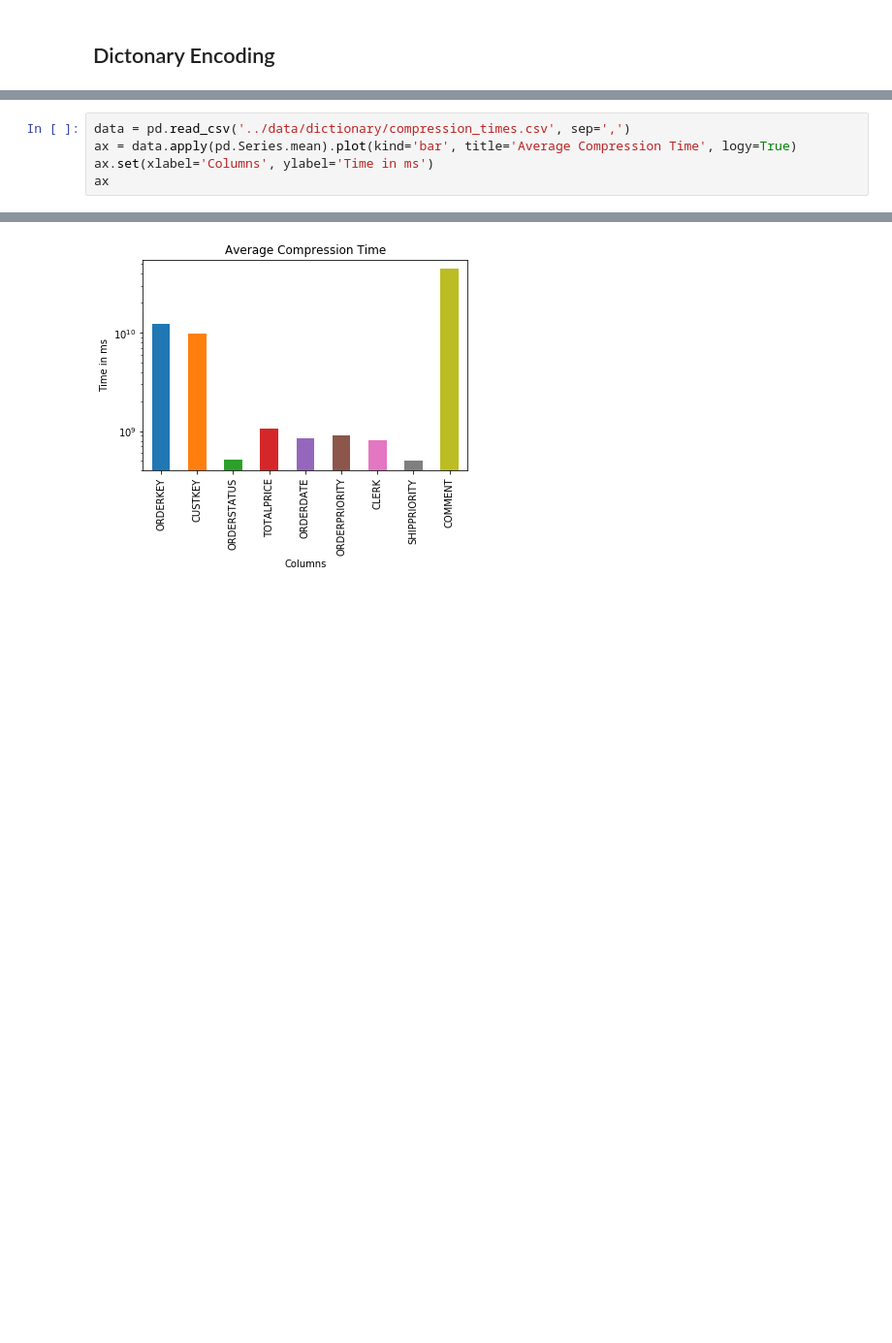
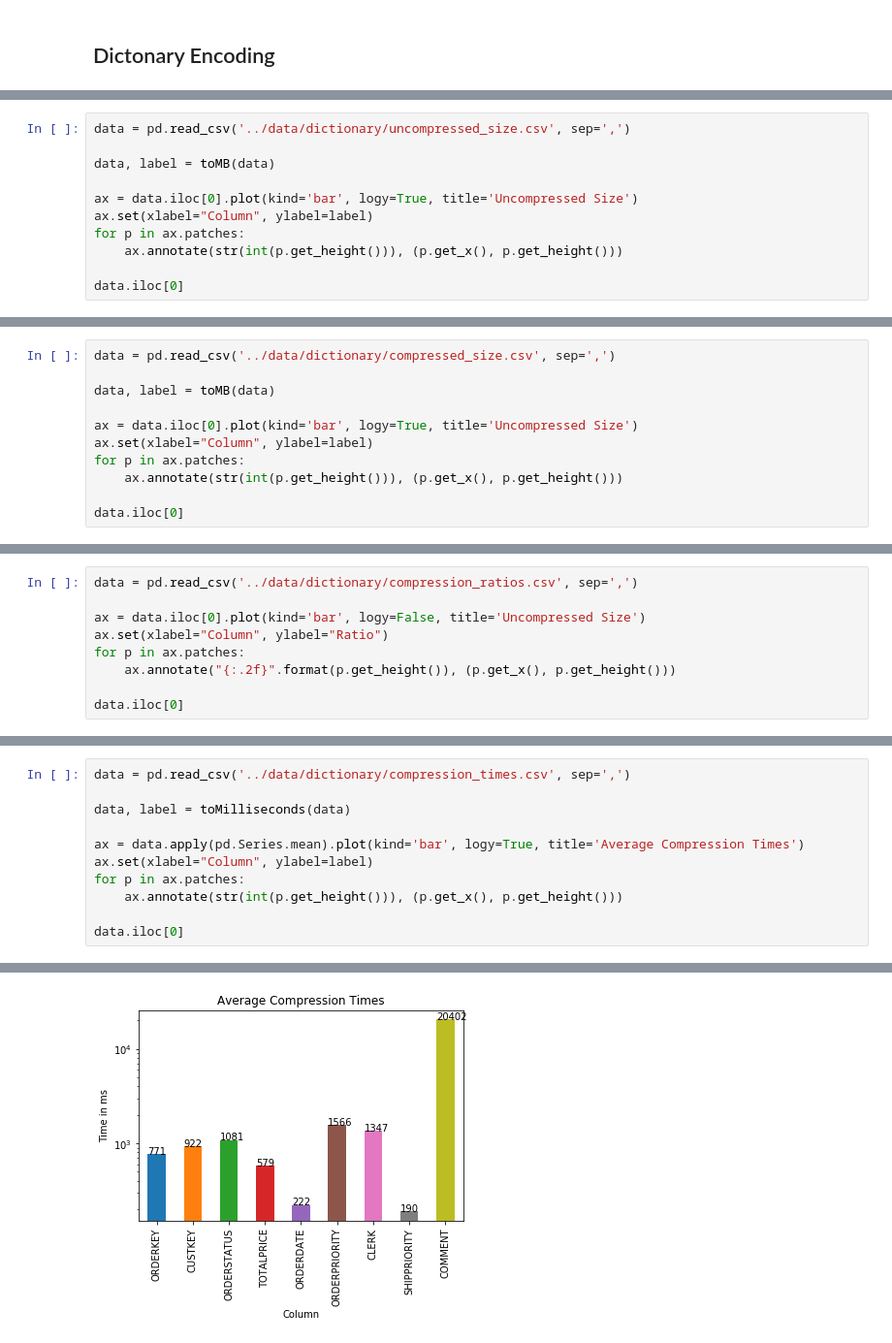
Before and after one commit to paszin/TuCompression, a Jupyter notebook: python/Compression Results.ipynb, the cells around one changed output, grey strips where cells are left out. Shown at 97% size. Saved outputs shown, nothing was run; the diff lists cells and outputs as text; blank space fills up the shorter version.

Commit message:
Updated Notebooks for Dictionary results

```diff
--- a/python/Compression Results.ipynb
+++ b/python/Compression Results.ipynb
@@ -41,0 +35,11 @@ Text(0.5,0,'Column Name')
+# %%
+data = pd.read_csv('../data/dictionary/uncompressed_size.csv', sep=',')
+
+data, label = toMB(data)
+
+ax = data.iloc[0].plot(kind='bar', logy=True, title='Uncompressed Size')
+ax.set(xlabel="Column", ylabel=label)
+for p in ax.patches:
+    ax.annotate(str(int(p.get_height())), (p.get_x(), p.get_height()))
+
+data.iloc[0]
@@ -41,0 +58,11 @@ Text(0.5,0,'Column Name')
+# %%
+data = pd.read_csv('../data/dictionary/compressed_size.csv', sep=',')
+
+data, label = toMB(data)
+
+ax = data.iloc[0].plot(kind='bar', logy=True, title='Uncompressed Size')
+ax.set(xlabel="Column", ylabel=label)
+for p in ax.patches:
+    ax.annotate(str(int(p.get_height())), (p.get_x(), p.get_height()))
+
+data.iloc[0]
@@ -41,0 +81,9 @@ Text(0.5,0,'Column Name')
+# %%
+data = pd.read_csv('../data/dictionary/compression_ratios.csv', sep=',')
+
+ax = data.iloc[0].plot(kind='bar', logy=False, title='Uncompressed Size')
+ax.set(xlabel="Column", ylabel="Ratio")
+for p in ax.patches:
+    ax.annotate("{:.2f}".format(p.get_height()), (p.get_x(), p.get_height()))
+
+data.iloc[0]
@@ -42,6 +102,12 @@ Text(0.5,0,'Column Name')
 # %%
 data = pd.read_csv('../data/dictionary/compression_times.csv', sep=',')
-ax = data.apply(pd.Series.mean).plot(kind='bar', title='Average Compression Time', logy=True)
-ax.set(xlabel='Columns', ylabel='Time in ms')
-ax
+
+data, label = toMilliseconds(data)
+
+ax = data.apply(pd.Series.mean).plot(kind='bar', logy=True, title='Average Compression Times')
+ax.set(xlabel="Column", ylabel=label)
+for p in ax.patches:
+    ax.annotate(str(int(p.get_height())), (p.get_x(), p.get_height()))
+
+data.iloc[0]
 # %% [output]
@@ -49 +124 @@ ax
-[figure, old version]
+[figure, new version]
```
Also changed, not shown: parts of 12 cells of this notebook, 1 other file.
